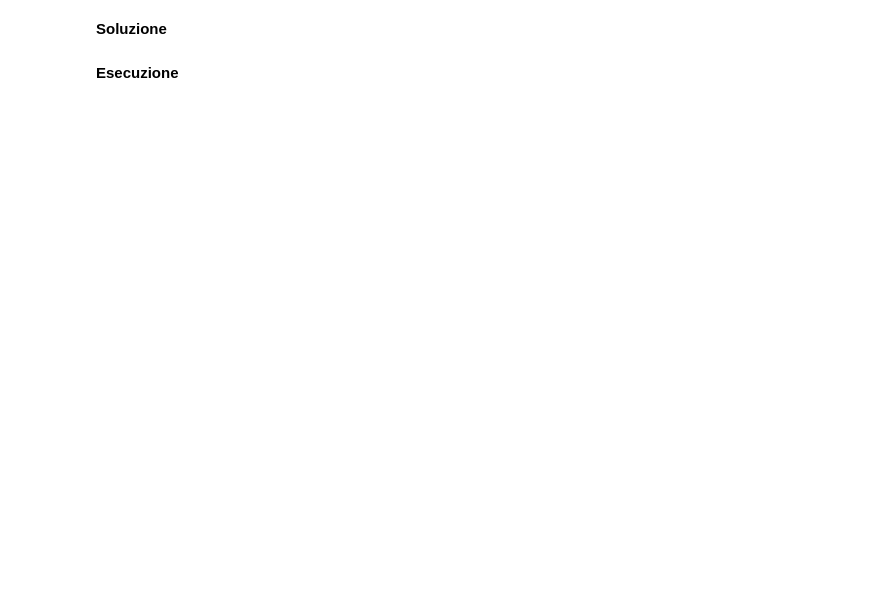
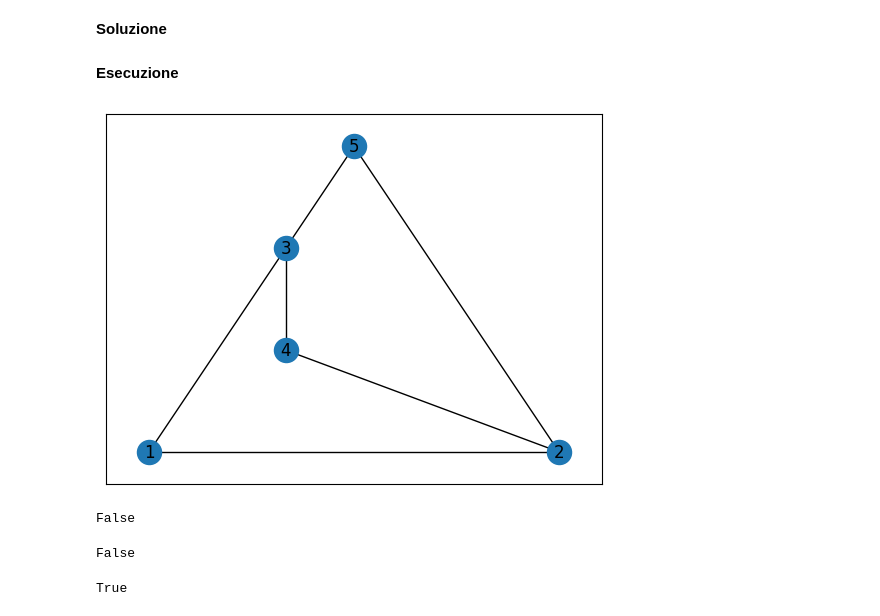
Before and after one commit to VincenzoImp/PDA, a Jupyter notebook: Esercitazione4/Esercitazione4.ipynb, the cells around one changed output. Drawn from its saved outputs; the diff is of its cells as text; code cells hidden in the pictures; blank space fills up the shorter version.

```diff
--- a/Esercitazione4/Esercitazione4.ipynb
+++ b/Esercitazione4/Esercitazione4.ipynb
@@ -140,2 +157,14 @@ def is_edge_in_tree(P, u, v, w):
 # %% [markdown]
 **Esecuzione**
+# %%
+graph = {
+    1 : [2, 3],
+    2 : [1, 4, 5],
+    3 : [1, 4, 5],
+    4 : [2, 3],
+    5 : [2, 3]
+}
+# %%
+drawGraph(graph)
+# %% [output]
+[figure, added]
@@ -141,0 +173,12 @@ def is_edge_in_tree(P, u, v, w):
+# %%
+check(P, graph, 1, 2, 5)
+# %% [output]
+False
+# %%
+check(P, graph, 1, 3, 4)
+# %% [output]
+False
+# %%
+check(P, graph, 1, 1, 3)
+# %% [output]
+True
```
Also changed, not shown: parts of 4 cells of this notebook, 3 other files.
